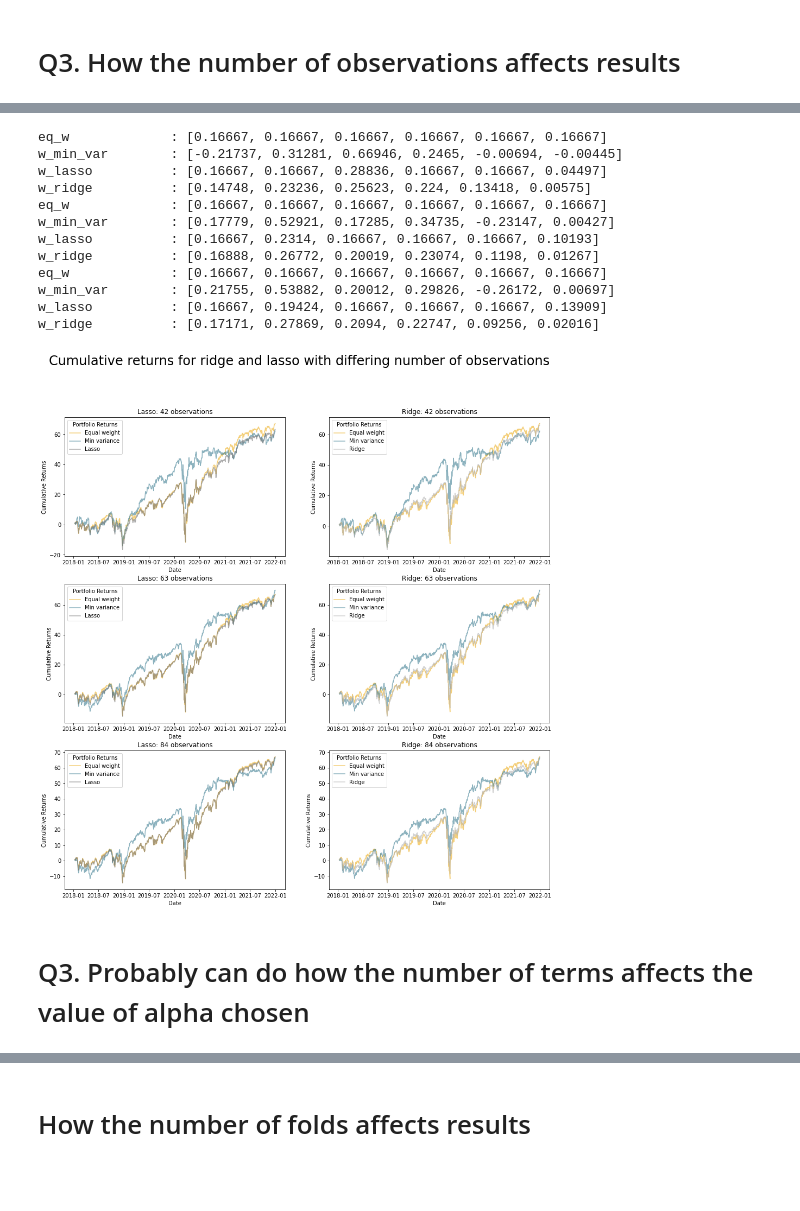
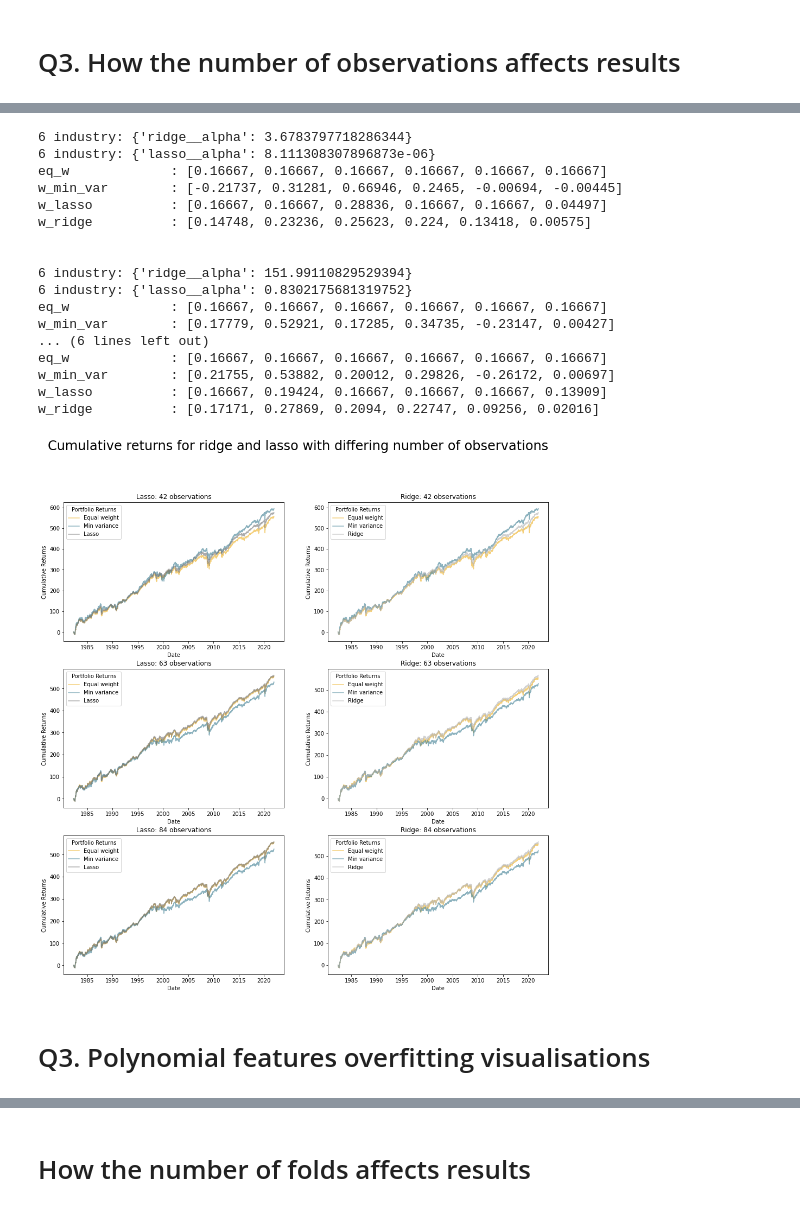
Before and after one commit to Sean-Chaos/DBA-3803-Project, a Jupyter notebook: DBA 3803 Group Project Final .ipynb, the cells around one changed output, grey strips where cells are left out. Saved outputs shown, nothing was run; the diff lists cells and outputs as text; code cells hidden in the pictures; blank space fills up the shorter version.

Commit message:
Add files via upload
FINISHED ALL CODE
- added graphs with cumulative returns
- CODE SHD BE CORRECT

```diff
--- a/DBA 3803 Group Project Final .ipynb
+++ b/DBA 3803 Group Project Final .ipynb
@@ -1257,7 +1391,6 @@ w_ridge          : [0.17171, 0.27869, 0.2094, 0.22747, 0.09256, 0.02016]
 ind_6 = ['Trans', 'Hshld', 'Guns', 'LabEq', 'Fin', 'Hlth']
 
 observations = [42, 63, 84]
-alpha_list = np.logspace(-8,8,100)
 regressions = [Ridge, Lasso]
 
 fig, axs = plt.subplots(nrows=3, ncols=2, figsize=(16,16))
@@ -1298,6 +1431,60 @@ for obv in observations:
 
     # Calculate X
     X_train = np.dot(R_train, N)
+
+    #--------------------------------------------------------------------------------------------------
+    #--------------------------------------------------------------------------------------------------
+    # Calculate alphas
+    # Processing
+    arr_len = q3_temp.shape[1]
+
+    # Getting y
+    eq_w = np.full(
+        shape = arr_len,
+        fill_value = 1/arr_len
+    )
+    y_train_raw = np.dot(R_train, eq_w)
+    y_test_raw = np.dot(R_test, eq_w)
+
+    # N matrix
+    tmp1 = np.identity((arr_len-1), dtype='int64')
+    tmp2 = -np.ones((arr_len-1), dtype='int64')
+    N = np.append(tmp1,[tmp2], axis=0)
+
+    # Calculate X
+    X_train_raw = np.dot(R_train, N)
+    X_test_raw = np.dot(R_test, N)
+
+    temp_df_raw = pd.DataFrame(X_train_raw)
+    temp_df_raw.columns = ['X' + str(i) for i in temp_df_raw.columns]
+    temp_df_raw.insert(1, 'y', y_train_raw)
+    temp_df_raw = temp_df_raw.rename({'X0':'x'}, axis=1)
+
+    #-------------------------------------------------------------------------------------------
+    pipe_r = Pipeline(steps=[("scaler", StandardScaler(with_std = False)),
+                             ("ridge", Ridge(fit_intercept = False))])
+
+    ridge_params = {'ridge__alpha':np.logspace(-8,8,100)}
+
+    grid_r = GridSearchCV(estimator=pipe_r, param_grid=ridge_params, n_jobs=-1,  cv = 10,
+                         scoring = 'neg_mean_squared_error')
+
+    grid_r.fit(X_train_raw, y_train_raw)
+
+    print(f'6 industry: {grid_r.best_params_}')
+
+    #--------------------------------------------------------------------------------------------------
+    pipe_l = Pipeline(steps=[("scaler", StandardScaler(with_std = False)),
+                             ("lasso", Lasso(fit_intercept = False))])
+
+    lasso_params = {'lasso__alpha':np.logspace(-8,8,100)}
+
+    grid_l = GridSearchCV(estimator=pipe_l, param_grid=lasso_params, n_jobs=-1,  cv = 10,
+                         scoring = 'neg_mean_squared_error')
+
+    grid_l.fit(X_train_raw, y_train_raw)
+
+    print(f'6 industry: {grid_l.best_params_}')
 
     #--------------------------------------------------------------------------------------------------
     # EW portfolio
@@ -1342,10 +1529,11 @@ for obv in observations:
     w_ridge = eq_w - np.dot(N,beta)
 
     print(f'w_ridge          : {[round(num, 5) for num in w_ridge]}')
+    print('\n')
 
     #industry_6_p_temp = [eq_w, w_min_var, w_lasso, w_ridge].copy
 
-    plotting = cumulative_returns_calc(df, ind_6, '2022-01-03', 1000,
+    plotting = cumulative_returns_calc(df, ind_6, '2022-01-03', 10000,
                                        [eq_w, w_min_var, w_lasso, w_ridge])
 
     fig = sns.lineplot(data=plotting, x='Date', y='eq_w return', color='#edb021',
@@ -1376,35 +1564,40 @@ axs[0,0].legend(title='Portfolio Returns', labels=['Equal weight', 'Min variance
 axs[1,0].legend(title='Portfolio Returns', labels=['Equal weight', 'Min variance', 'Lasso'])
 axs[2,0].legend(title='Portfolio Returns', labels=['Equal weight', 'Min variance', 'Lasso'])
 axs[0,1].legend(title='Portfolio Returns', labels=['Equal weight', 'Min variance', 'Ridge'])
 axs[1,1].legend(title='Portfolio Returns', labels=['Equal weight', 'Min variance', 'Ridge'])
 axs[2,1].legend(title='Portfolio Returns', labels=['Equal weight', 'Min variance', 'Ridge'])
 
 
 axs[0,0].set(xlabel='Date', ylabel='Cumulative Returns')
 axs[1,0].set(xlabel='Date', ylabel='Cumulative Returns')
 axs[2,0].set(xlabel='Date', ylabel='Cumulative Returns')
 axs[0,1].set(xlabel='Date', ylabel='Cumulative Returns')
 axs[1,1].set(xlabel='Date', ylabel='Cumulative Returns')
 axs[2,1].set(xlabel='Date', ylabel='Cumulative Returns')
 
 
 
 
 plt.suptitle('Cumulative returns for ridge and lasso with differing number of observations', fontsize = 24)
 plt.show()
 # %% [output]
+6 industry: {'ridge__alpha': 3.6783797718286344}
+6 industry: {'lasso__alpha': 8.111308307896873e-06}
 eq_w             : [0.16667, 0.16667, 0.16667, 0.16667, 0.16667, 0.16667]
 w_min_var        : [-0.21737, 0.31281, 0.66946, 0.2465, -0.00694, -0.00445]
 w_lasso          : [0.16667, 0.16667, 0.28836, 0.16667, 0.16667, 0.04497]
 w_ridge          : [0.14748, 0.23236, 0.25623, 0.224, 0.13418, 0.00575]
+
+
+6 industry: {'ridge__alpha': 151.99110829529394}
+6 industry: {'lasso__alpha': 0.8302175681319752}
 eq_w             : [0.16667, 0.16667, 0.16667, 0.16667, 0.16667, 0.16667]
 w_min_var        : [0.17779, 0.52921, 0.17285, 0.34735, -0.23147, 0.00427]
-w_lasso          : [0.16667, 0.2314, 0.16667, 0.16667, 0.16667, 0.10193]
-w_ridge          : [0.16888, 0.26772, 0.20019, 0.23074, 0.1198, 0.01267]
+... (6 lines left out)
 eq_w             : [0.16667, 0.16667, 0.16667, 0.16667, 0.16667, 0.16667]
 w_min_var        : [0.21755, 0.53882, 0.20012, 0.29826, -0.26172, 0.00697]
 w_lasso          : [0.16667, 0.19424, 0.16667, 0.16667, 0.16667, 0.13909]
 w_ridge          : [0.17171, 0.27869, 0.2094, 0.22747, 0.09256, 0.02016]
-[figure, old version]
+[figure, new version]
-# %% [markdown]
-# Q3. Probably can do how the number of terms affects the value of alpha chosen
+# %% [markdown]
+# Q3. Polynomial features overfitting visualisations
```
Also changed, not shown: parts of 17 cells of this notebook.
